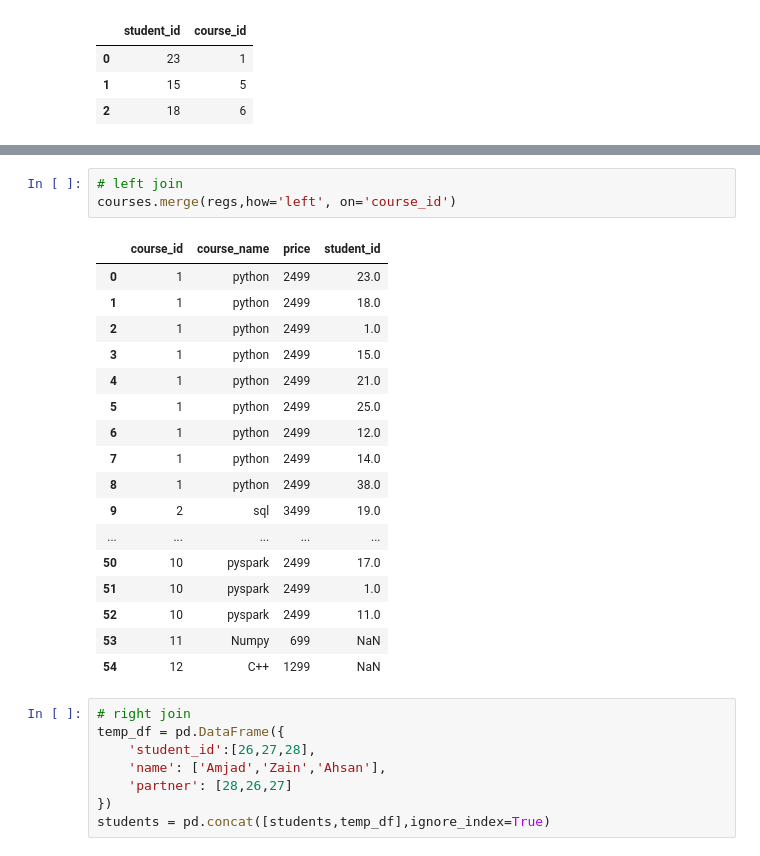
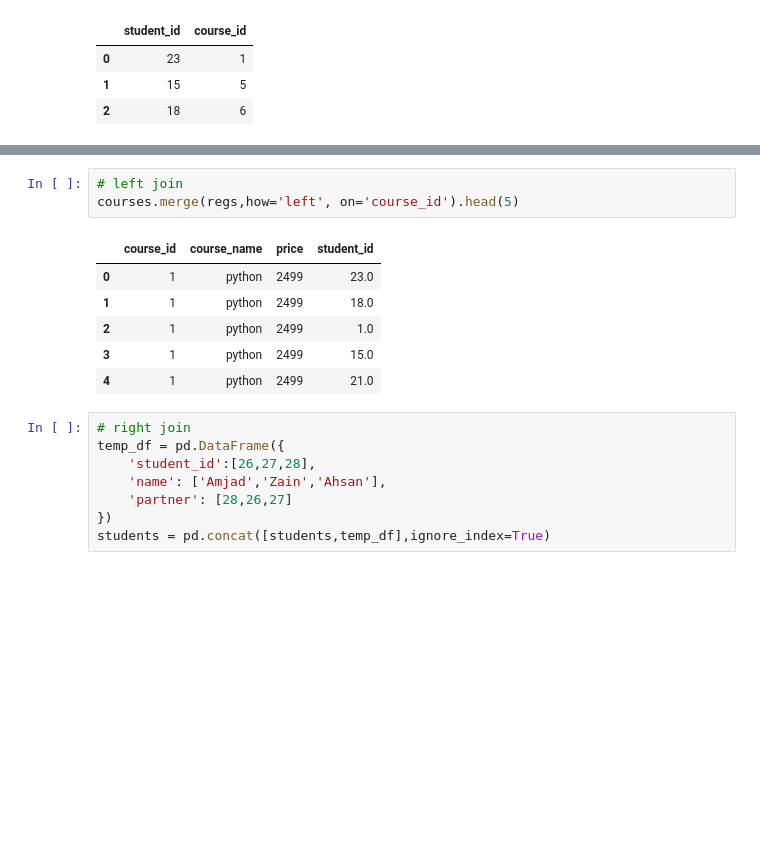
Before and after one commit to Amjad-Bin-Aslam/Data-Analysis-Portfolio, a Jupyter notebook: 05_Pandas/04_Pandas_Exercise.ipynb, the cells around one changed output, grey strips where cells are left out. Saved outputs shown, nothing was run; the diff lists cells and outputs as text; blank space fills up the shorter version.

```diff
--- a/05_Pandas/04_Pandas_Exercise.ipynb
+++ b/05_Pandas/04_Pandas_Exercise.ipynb
@@ -134,24 +111,13 @@ students.merge(regs,how='inner',on='student_id')
 # %%
 # left join
-courses.merge(regs,how='left', on='course_id')
+courses.merge(regs,how='left', on='course_id').head(5)
 # %% [output]
 |  | course_id | course_name | price | student_id |
 | 0 | 1 | python | 2499 | 23.0 |
 | 1 | 1 | python | 2499 | 18.0 |
 | 2 | 1 | python | 2499 | 1.0 |
 | 3 | 1 | python | 2499 | 15.0 |
 | 4 | 1 | python | 2499 | 21.0 |
-| 5 | 1 | python | 2499 | 25.0 |
-| 6 | 1 | python | 2499 | 12.0 |
-| 7 | 1 | python | 2499 | 14.0 |
-| 8 | 1 | python | 2499 | 38.0 |
-| 9 | 2 | sql | 3499 | 19.0 |
-| ... | ... | ... | ... | ... |
-| 50 | 10 | pyspark | 2499 | 17.0 |
-| 51 | 10 | pyspark | 2499 | 1.0 |
-| 52 | 10 | pyspark | 2499 | 11.0 |
-| 53 | 11 | Numpy | 699 | NaN |
-| 54 | 12 | C++ | 1299 | NaN |
 # %%
 # right join
 temp_df = pd.DataFrame({
```
Also changed, not shown: parts of 3 cells of this notebook.
